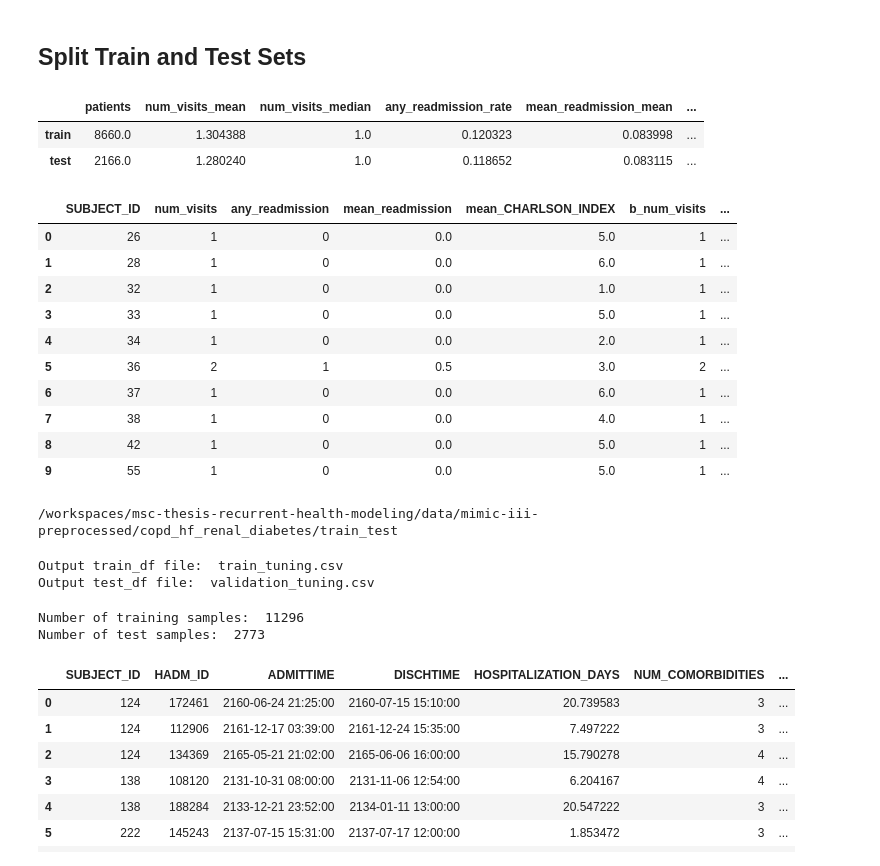
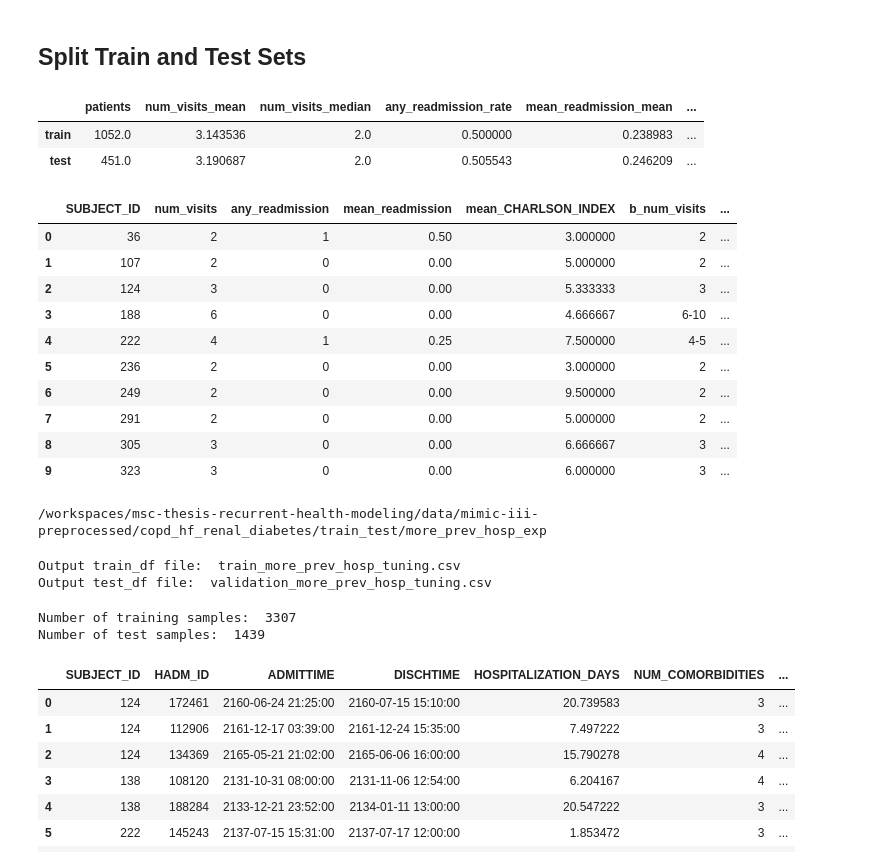
Before and after one commit to LucasVon0645/Master-Thesis--Project-ReadmitAI, a Jupyter notebook: recurrent_health_events_prediction/training/notebooks/split_data.ipynb, the cells around one changed output. Cells and saved outputs as stored; diff of their text form; code cells hidden in the pictures.

```diff
--- a/recurrent_health_events_prediction/training/notebooks/split_data.ipynb
+++ b/recurrent_health_events_prediction/training/notebooks/split_data.ipynb
@@ -23,12 +23,11 @@ else:
     data_directory = training_data_config['data_directory']
 
 # Adjust path for one-hot encoded data if skipping encoding
-already_encoded_data_path = "/workspaces/msc-thesis-recurrent-health-modeling/data/mimic-iii-preprocessed/copd_hf_renal_diabetes/train_test/train_full.csv"
+already_encoded_data_path = "/workspaces/msc-thesis-recurrent-health-modeling/data/mimic-iii-preprocessed/copd_hf_renal_diabetes/train_test/more_prev_hosp_exp/train_more_prev_hosp_full.csv"
 
 # Define output filenames, adjust if necessary
-output_train_df_filename = "train_tuning.csv"
-output_test_df_filename = "validation_tuning.csv"
-
+output_train_df_filename = "train_more_prev_hosp_tuning.csv"
+output_test_df_filename = "validation_more_prev_hosp_tuning.csv"
 full_data_path = os.path.join(data_directory, "all_events.csv")
 if not SKIP_ONEHOT_ENCODING:
     print(f"Full data path: {full_data_path}")
@@ -99,35 +98,35 @@ Skipping one-hot encoding as per configuration.
 # %%
 from recurrent_health_events_prediction.training.split import split_train_test_stratified_group
 
 res = split_train_test_stratified_group(
     df,
     subject_id_col="SUBJECT_ID",
     label_col="READMISSION_30_DAYS",
     charlson_col="CHARLSON_INDEX",
-    test_size=0.2,
+    test_size=0.3,
     random_state=42,
     min_stratum_size=2,
 )
 
 res.balance_report
 # %% [output]
 |  | patients | num_visits_mean | num_visits_median | any_readmission_rate | mean_readmission_mean | ... |
-| train | 8660.0 | 1.304388 | 1.0 | 0.120323 | 0.083998 | ... |
-| test | 2166.0 | 1.280240 | 1.0 | 0.118652 | 0.083115 | ... |
+| train | 1052.0 | 3.143536 | 2.0 | 0.500000 | 0.238983 | ... |
+| test | 451.0 | 3.190687 | 2.0 | 0.505543 | 0.246209 | ... |
 # %%
 res.table.head(10)
 # %% [output]
 |  | SUBJECT_ID | num_visits | any_readmission | mean_readmission | mean_CHARLSON_INDEX | b_num_visits | ... |
-| 0 | 26 | 1 | 0 | 0.0 | 5.0 | 1 | ... |
-| 1 | 28 | 1 | 0 | 0.0 | 6.0 | 1 | ... |
-| 2 | 32 | 1 | 0 | 0.0 | 1.0 | 1 | ... |
-| 3 | 33 | 1 | 0 | 0.0 | 5.0 | 1 | ... |
-| 4 | 34 | 1 | 0 | 0.0 | 2.0 | 1 | ... |
-| 5 | 36 | 2 | 1 | 0.5 | 3.0 | 2 | ... |
-| 6 | 37 | 1 | 0 | 0.0 | 6.0 | 1 | ... |
-| 7 | 38 | 1 | 0 | 0.0 | 4.0 | 1 | ... |
-| 8 | 42 | 1 | 0 | 0.0 | 5.0 | 1 | ... |
-| 9 | 55 | 1 | 0 | 0.0 | 5.0 | 1 | ... |
+| 0 | 36 | 2 | 1 | 0.50 | 3.000000 | 2 | ... |
+| 1 | 107 | 2 | 0 | 0.00 | 5.000000 | 2 | ... |
+| 2 | 124 | 3 | 0 | 0.00 | 5.333333 | 3 | ... |
+| 3 | 188 | 6 | 0 | 0.00 | 4.666667 | 6-10 | ... |
+| 4 | 222 | 4 | 1 | 0.25 | 7.500000 | 4-5 | ... |
+| 5 | 236 | 2 | 0 | 0.00 | 3.000000 | 2 | ... |
+| 6 | 249 | 2 | 0 | 0.00 | 9.500000 | 2 | ... |
+| 7 | 291 | 2 | 0 | 0.00 | 5.000000 | 2 | ... |
+| 8 | 305 | 3 | 0 | 0.00 | 6.666667 | 3 | ... |
+| 9 | 323 | 3 | 0 | 0.00 | 6.000000 | 3 | ... |
 # %%
 train_df = df[df['SUBJECT_ID'].isin(res.train_ids)]
 test_df = df[df['SUBJECT_ID'].isin(res.test_ids)]
@@ -142,19 +141,19 @@ else:
 os.makedirs(train_test_data_dir, exist_ok=True)
 print(train_test_data_dir)
 # %% [output]
-/workspaces/msc-thesis-recurrent-health-modeling/data/mimic-iii-preprocessed/copd_hf_renal_diabetes/train_test
+/workspaces/msc-thesis-recurrent-health-modeling/data/mimic-iii-preprocessed/copd_hf_renal_diabetes/train_test/more_prev_hosp_exp
 # %%
 print("Output train_df file: ", output_train_df_filename)
 print("Output test_df file: ", output_test_df_filename)
 # %% [output]
-Output train_df file:  train_tuning.csv
-Output test_df file:  validation_tuning.csv
+Output train_df file:  train_more_prev_hosp_tuning.csv
+Output test_df file:  validation_more_prev_hosp_tuning.csv
 # %%
 print("Number of training samples: ", train_df.shape[0])
 print("Number of test samples: ", test_df.shape[0])
 # %% [output]
-Number of training samples:  11296
-Number of test samples:  2773
+Number of training samples:  3307
+Number of test samples:  1439
 # %%
 train_df.to_csv(os.path.join(train_test_data_dir, output_train_df_filename), index=False)
 test_df.to_csv(os.path.join(train_test_data_dir, output_test_df_filename), index=False)
```
Also changed, not shown: parts of 2 cells of this notebook, 4 other files.
